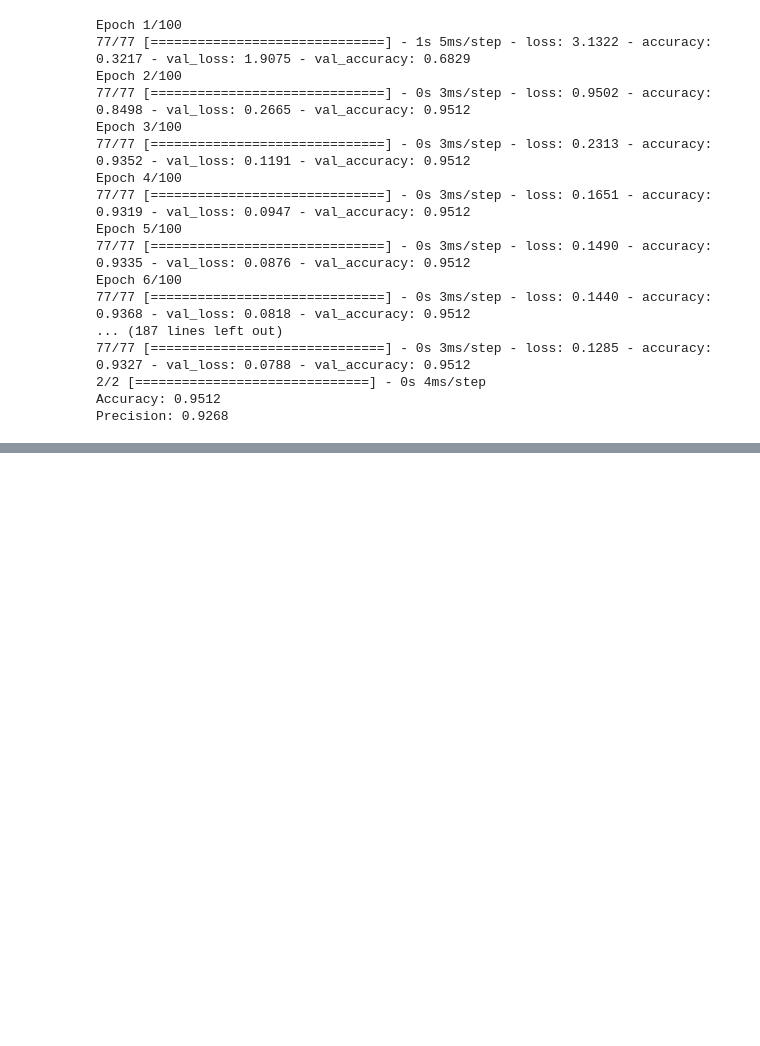
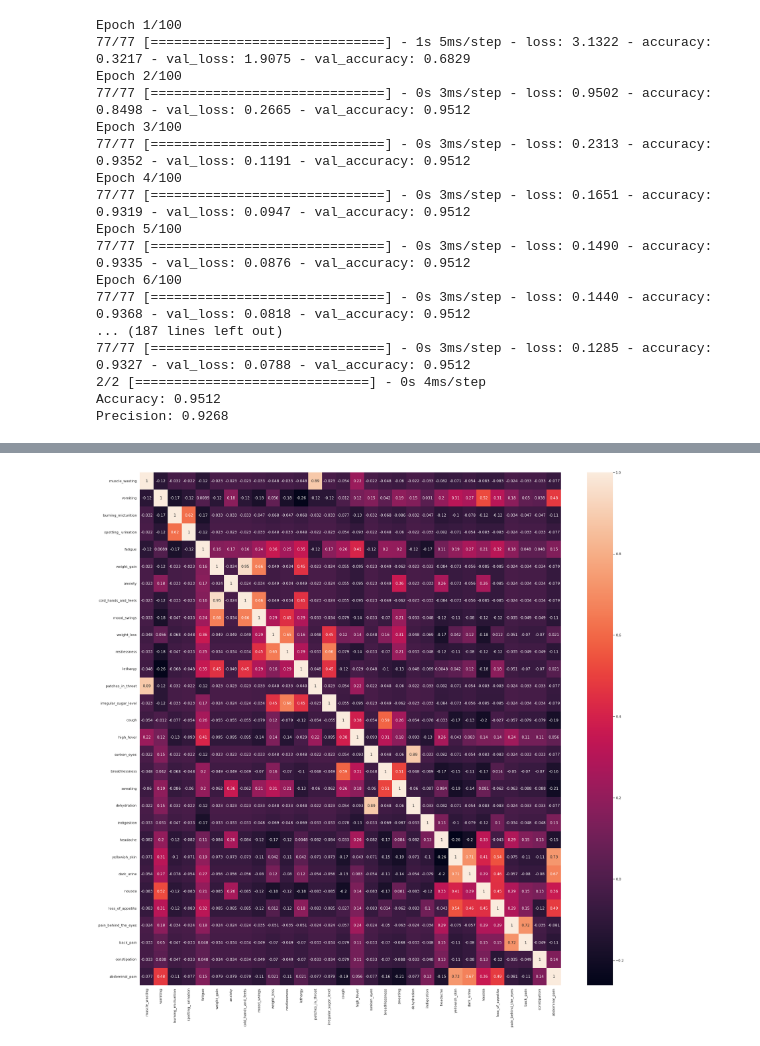
Before and after one commit to violangyal/Disease-Prediction-convergence, a Jupyter notebook: disease_prediction.ipynb, the cells around one changed output, grey strips where cells are left out. Saved outputs shown, nothing was run; the diff lists cells and outputs as text; code cells hidden in the pictures; blank space fills up the shorter version.

```diff
--- a/disease_prediction.ipynb
+++ b/disease_prediction.ipynb
@@ -542,0 +631,8 @@ ValueError: ignored
+# %%
+#correlations
+df_corr = train_df.iloc[:, 10:40]
+plt.figure(figsize = (30, 30))
+sns.heatmap(df_corr.corr(), annot = True)
+plt.show()
+# %% [output]
+[figure, added]
```
Also changed, not shown: parts of 18 cells of this notebook.
